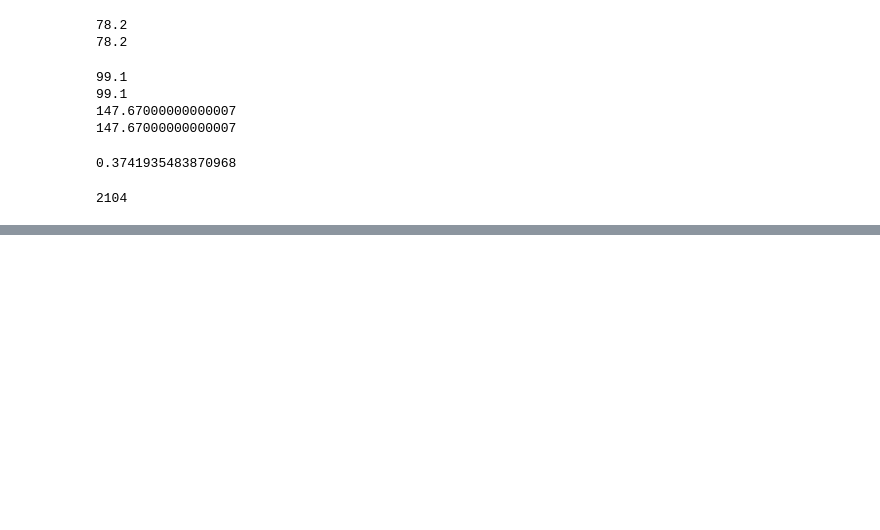
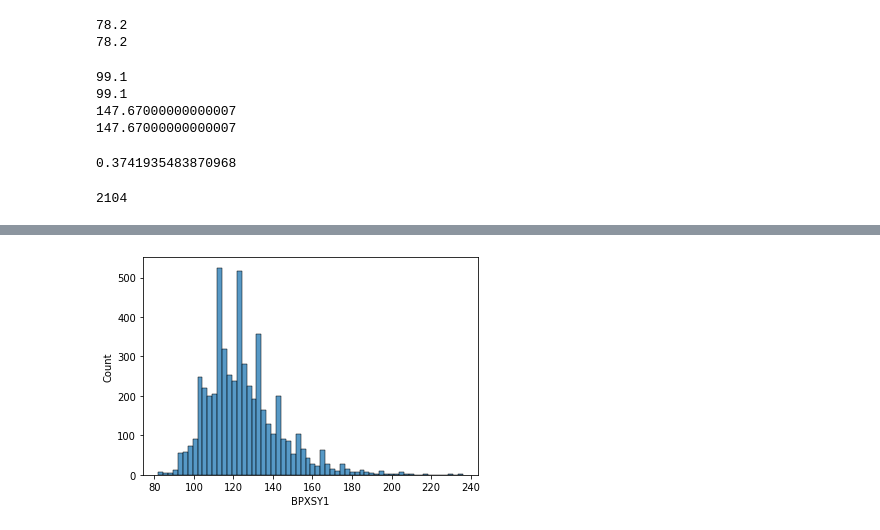
Before and after one commit to arpitsharma27/PythonPractice, a Jupyter notebook: UniversityOf_Michigan_Week2_NHANES_UnivariateAnalyses.ipynb, the cells around one changed output, grey strips where cells are left out. Saved outputs shown, nothing was run; the diff lists cells and outputs as text; code cells hidden in the pictures; blank space fills up the shorter version.

```diff
--- a/UniversityOf_Michigan_Week2_NHANES_UnivariateAnalyses.ipynb
+++ b/UniversityOf_Michigan_Week2_NHANES_UnivariateAnalyses.ipynb
@@ -207,0 +239,6 @@ ValueError: ignored
+# %%
+#Next we look at the histogram of systolic blood pressue measurements. You can see that there is a tendency for the measurements to be rounded to the nearest 5 to 10 units.
+sns.histplot(df.BPXSY1.dropna())
+plt.show()
+# %% [output]
+[figure, added]
```
Also changed, not shown: parts of 16 cells of this notebook.
